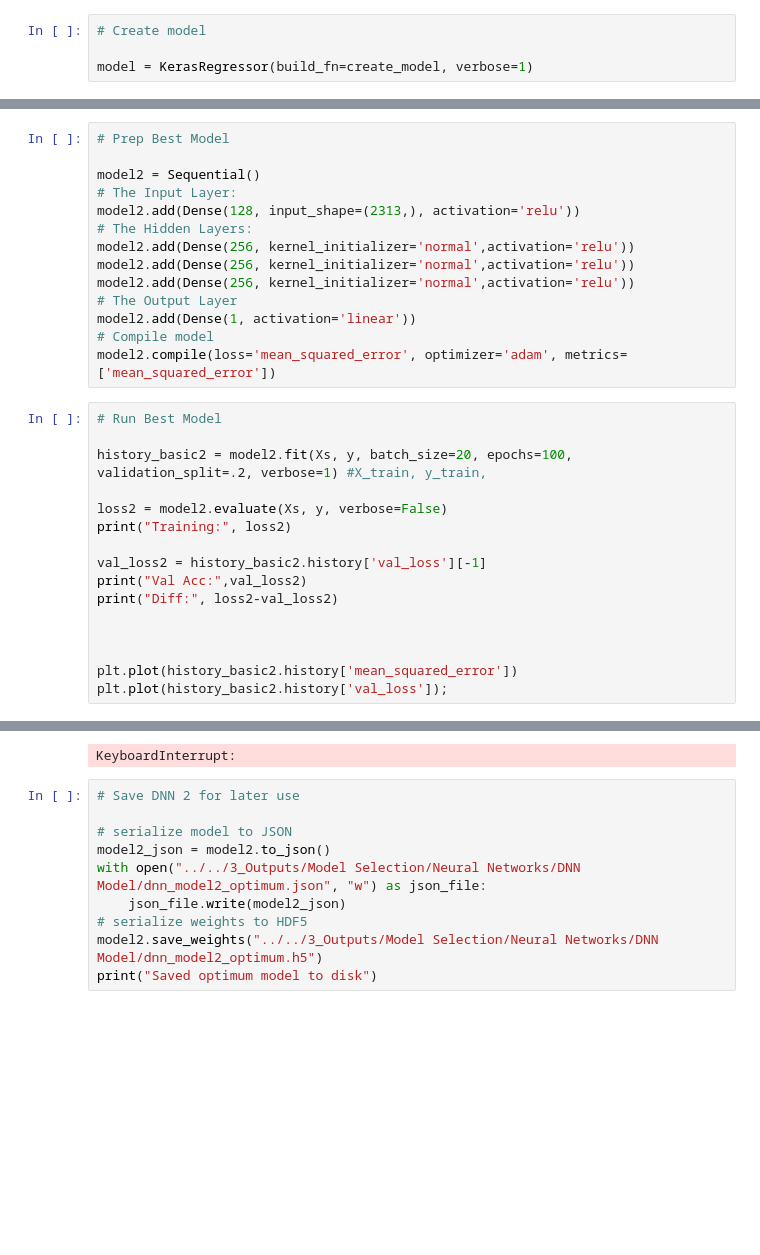
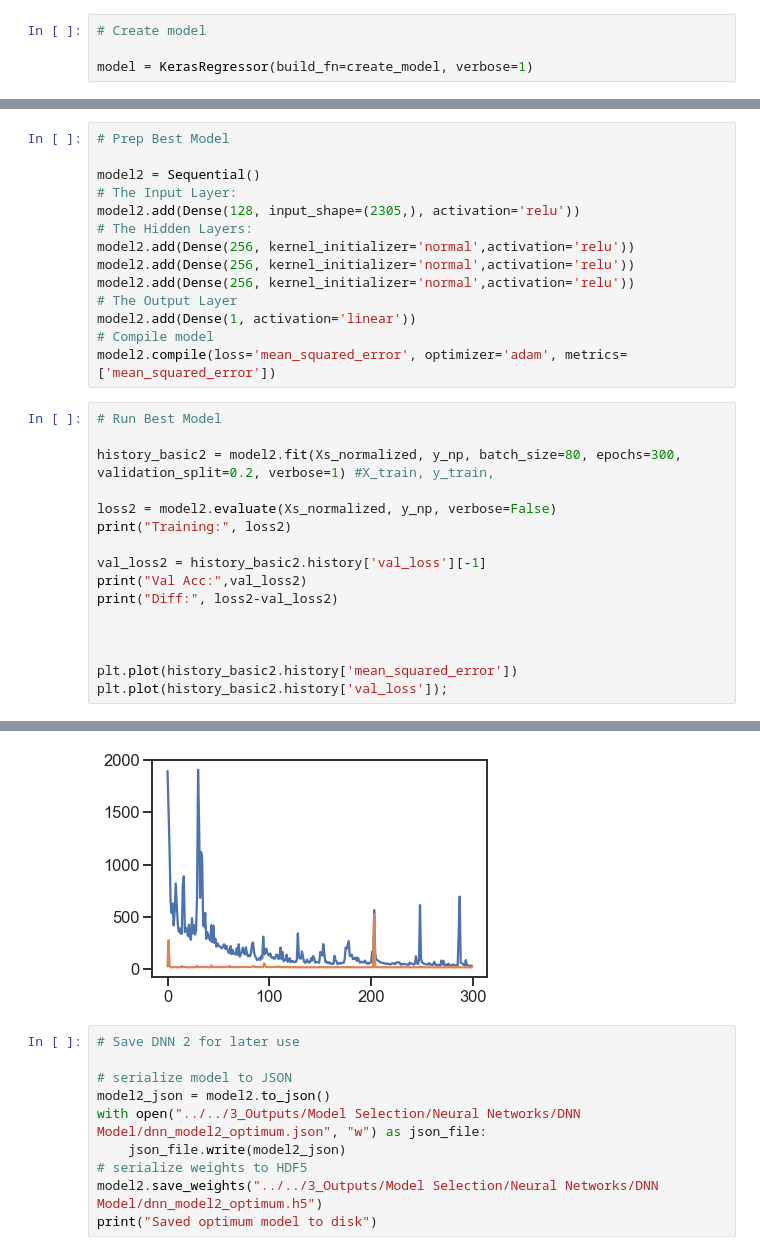
Before and after one commit to jake-w-schneider/SYPA, a Jupyter notebook: 1_Scripts/Harvard_SYPA/4c_Model_Selection_Neural_Networks.ipynb, the cells around one changed output, grey strips where cells are left out. Cells and saved outputs as stored; diff of their text form; blank space fills up the shorter version.

```diff
--- a/1_Scripts/Harvard_SYPA/4c_Model_Selection_Neural_Networks.ipynb
+++ b/1_Scripts/Harvard_SYPA/4c_Model_Selection_Neural_Networks.ipynb
@@ -466,7 +469,7 @@ Best: -11924.408205 using {'batch_size': 20, 'epochs': 100, 'validation_split':
 
 model2 = Sequential()
 # The Input Layer:
-model2.add(Dense(128, input_shape=(2313,), activation='relu'))
+model2.add(Dense(128, input_shape=(2305,), activation='relu'))
 # The Hidden Layers:
 model2.add(Dense(256, kernel_initializer='normal',activation='relu'))
 model2.add(Dense(256, kernel_initializer='normal',activation='relu'))
@@ -478,9 +481,9 @@ model2.compile(loss='mean_squared_error', optimizer='adam', metrics=['mean_squar
 # %%
 # Run Best Model
 
-history_basic2 = model2.fit(Xs, y, batch_size=20, epochs=100,  validation_split=.2, verbose=1) #X_train, y_train,
+history_basic2 = model2.fit(Xs_normalized, y_np, batch_size=80, epochs=300,  validation_split=0.2, verbose=1) #X_train, y_train,
 
-loss2 = model2.evaluate(Xs, y, verbose=False)
+loss2 = model2.evaluate(Xs_normalized, y_np, verbose=False)
 print("Training:", loss2)
 
 val_loss2 = history_basic2.history['val_loss'][-1]
@@ -506,4 +515,4 @@ Epoch 5/100
-KeyboardInterrupt:
+[figure, added]
 # %%
 # Save DNN 2 for later use
 
```
Also changed, not shown: parts of 25 cells of this notebook, 44 other files.
